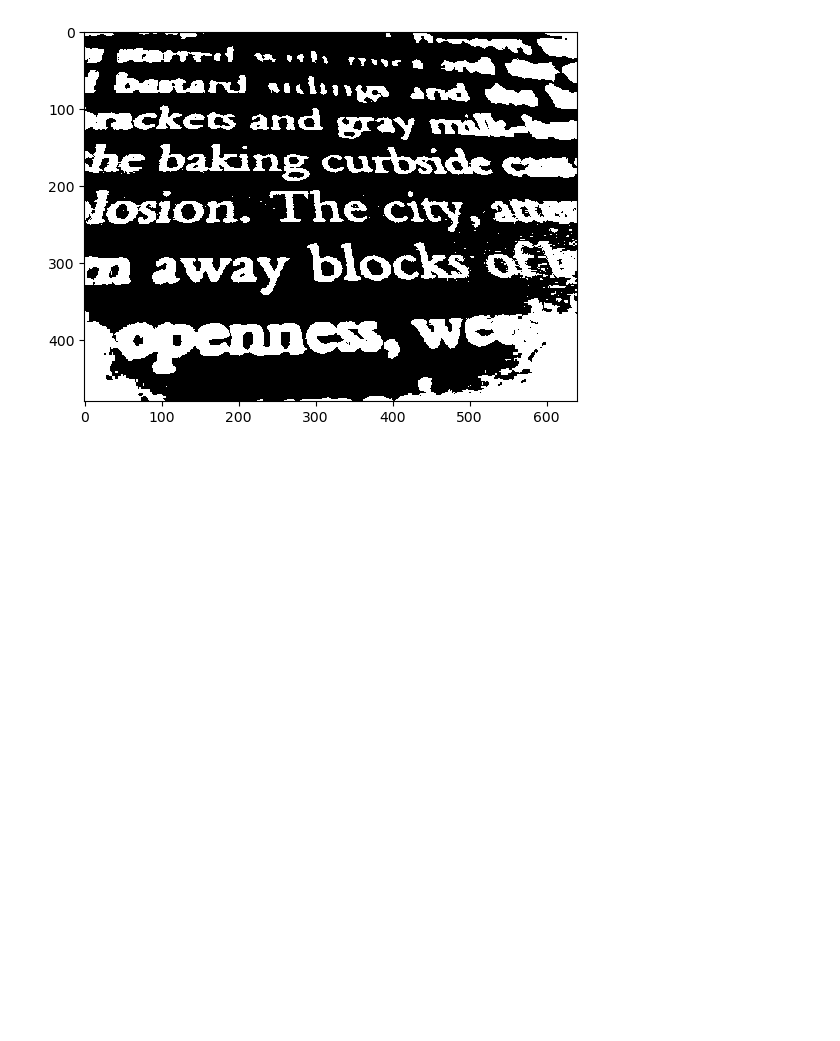
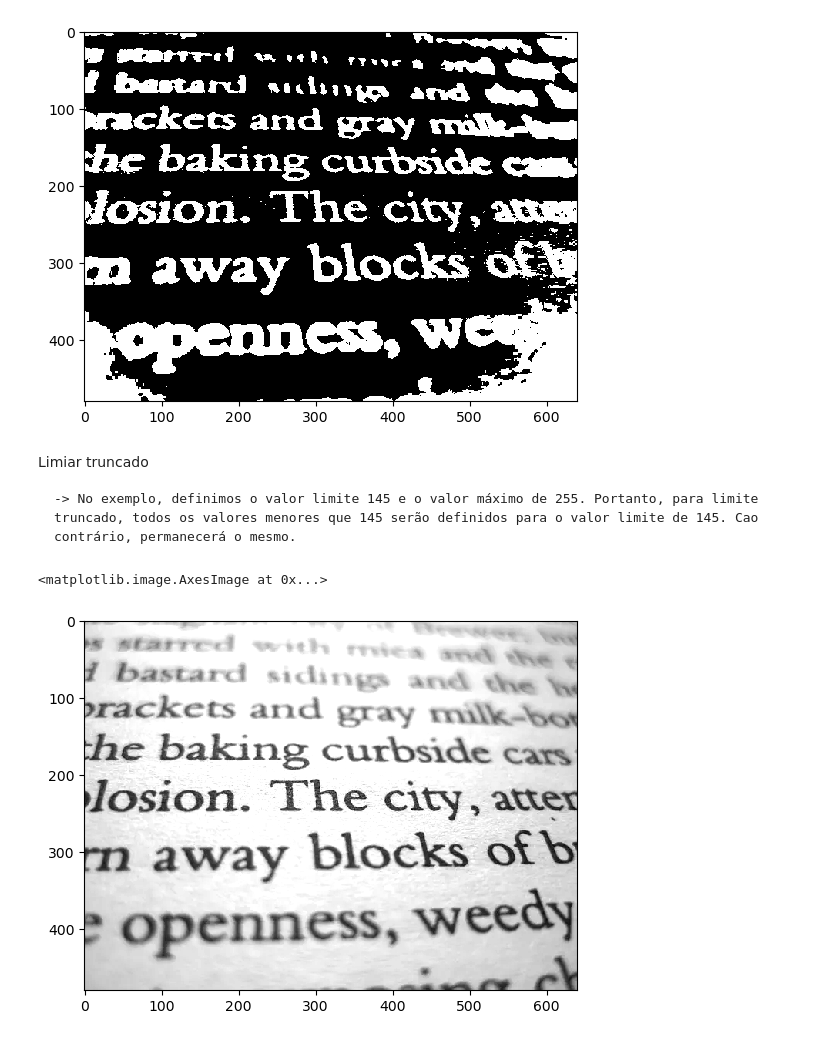
Before and after one commit to kellyleticia/computer-vision-studies, a Jupyter notebook: limiarizacao.ipynb, the cells around one changed output. Cells and saved outputs as stored; diff of their text form; code cells hidden in the pictures; blank space fills up the shorter version.

Commit message:
more thresholding methods

```diff
--- a/limiarizacao.ipynb
+++ b/limiarizacao.ipynb
@@ -43,3 +43,14 @@ plt.imshow(binary_inv, cmap='gray')
 # %% [output]
 <matplotlib.image.AxesImage at 0x...>
 [figure]
+# %% [markdown]
+Limiar truncado
+
+    -> No exemplo, definimos o valor limite 145 e o valor máximo de 255. Portanto, para limite truncado, todos os valores menores que 145 serão definidos para o valor limite de 145. Cao contrário, permanecerá o mesmo.
+# %%
+th_val,thr_trunc = cv2.threshold(gray,145,255,cv2.THRESH_TRUNC)
+plt.imshow(thr_trunc,cmap='gray')
+#São muito mais visíveis do que nas técnicas anteriores.
+# %% [output]
+<matplotlib.image.AxesImage at 0x...>
+[figure, added]
```
Also changed, not shown: parts of 4 cells of this notebook.
